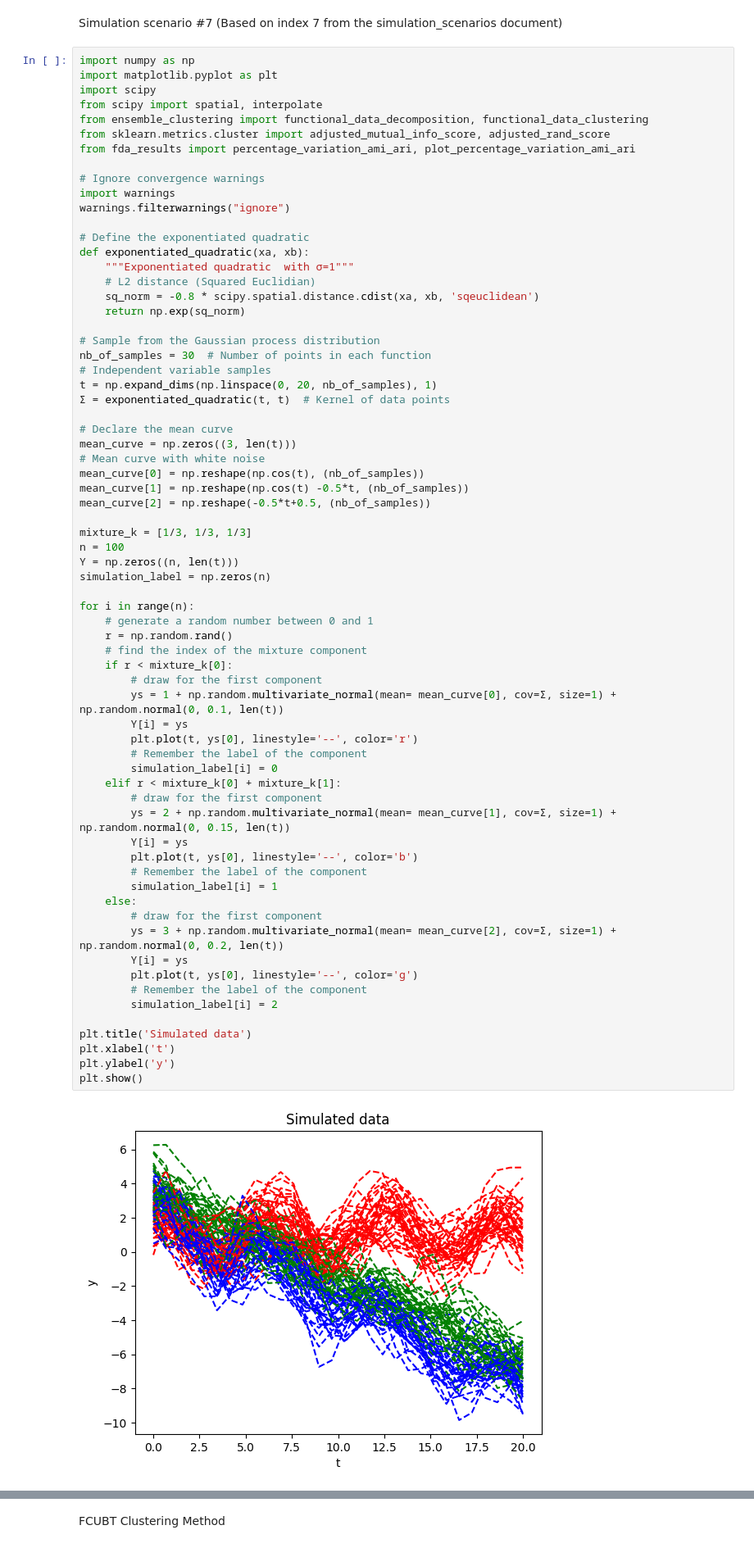
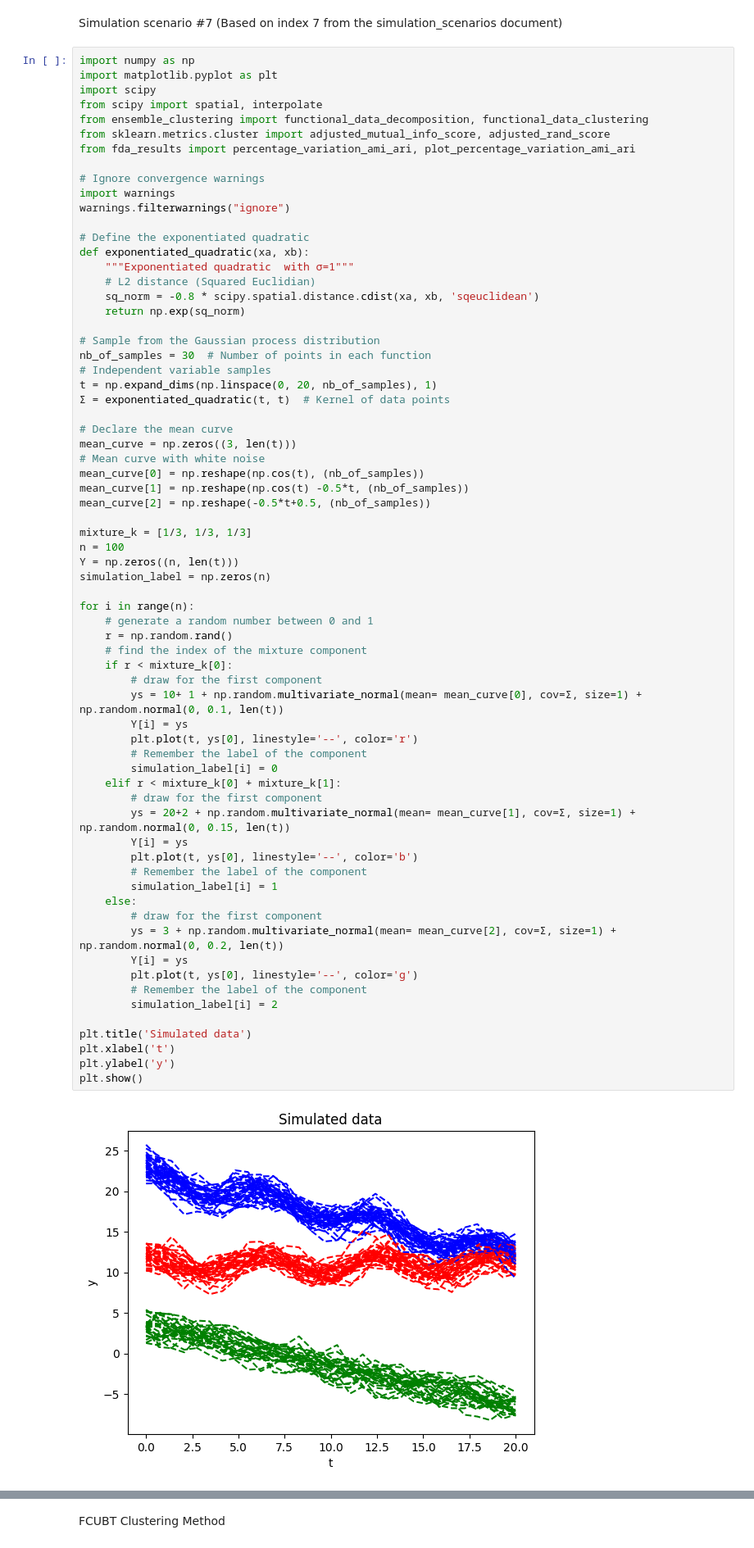
Before and after one commit to Newman251/Thesis-Functional_Data_Ensemble_Clustering_From_FDA, a Jupyter notebook: simulation_scenario7.ipynb, the cells around one changed output, grey strips where cells are left out. Shown at 82% size. Cells and saved outputs as stored; diff of their text form.

```diff
--- a/simulation_scenario7.ipynb
+++ b/simulation_scenario7.ipynb
@@ -40,36 +40,36 @@ simulation_label = np.zeros(n)
 
 for i in range(n):
     # generate a random number between 0 and 1
     r = np.random.rand()
     # find the index of the mixture component
     if r < mixture_k[0]:
         # draw for the first component
-        ys = 1 + np.random.multivariate_normal(mean= mean_curve[0], cov=Σ, size=1) + np.random.normal(0, 0.1, len(t))
+        ys = 10+ 1 + np.random.multivariate_normal(mean= mean_curve[0], cov=Σ, size=1) + np.random.normal(0, 0.1, len(t))
         Y[i] = ys
         plt.plot(t, ys[0], linestyle='--', color='r')
         # Remember the label of the component
         simulation_label[i] = 0
     elif r < mixture_k[0] + mixture_k[1]:
         # draw for the first component
-        ys = 2 + np.random.multivariate_normal(mean= mean_curve[1], cov=Σ, size=1) + np.random.normal(0, 0.15, len(t))
+        ys = 20+2 + np.random.multivariate_normal(mean= mean_curve[1], cov=Σ, size=1) + np.random.normal(0, 0.15, len(t))
         Y[i] = ys
         plt.plot(t, ys[0], linestyle='--', color='b')
         # Remember the label of the component
         simulation_label[i] = 1
     else:
         # draw for the first component
         ys = 3 + np.random.multivariate_normal(mean= mean_curve[2], cov=Σ, size=1) + np.random.normal(0, 0.2, len(t))
         Y[i] = ys
         plt.plot(t, ys[0], linestyle='--', color='g')
         # Remember the label of the component
         simulation_label[i] = 2
 
 plt.title('Simulated data')
 plt.xlabel('t')
 plt.ylabel('y')
 plt.show()
 # %% [output]
-[figure, old version]
+[figure, new version]
 # %%
 data_smooth, mean, principal_componenets, eigen_functions = functional_data_decomposition (Y, 10, 150)
 
```
Also changed, not shown: parts of 6 cells of this notebook, 9 other files.
